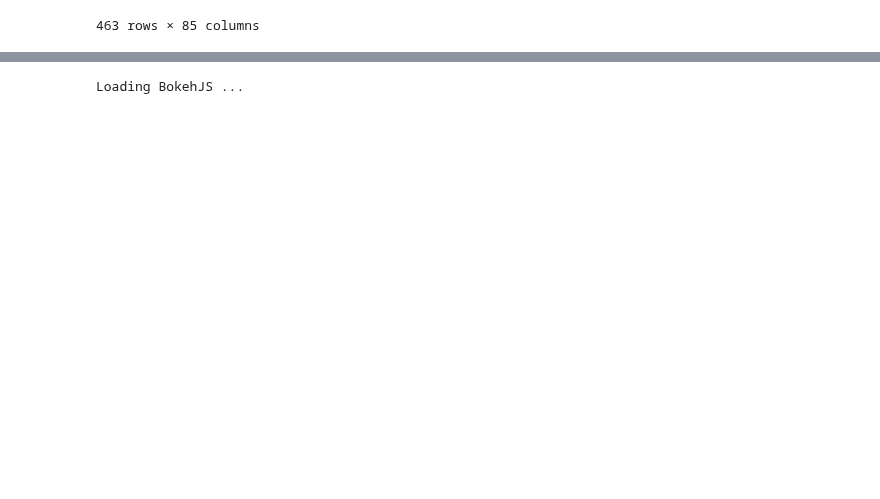
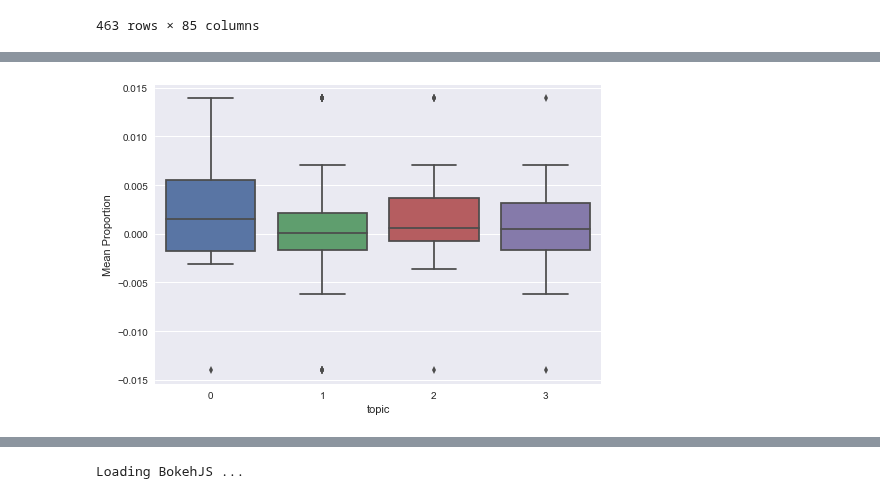
Before and after one commit to rykard95/wh_stocks, a Jupyter notebook: Final Notebook.ipynb, the cells around one changed output, grey strips where cells are left out. Cells and saved outputs as stored; diff of their text form; code cells hidden in the pictures; blank space fills up the shorter version.

```diff
--- a/Final Notebook.ipynb
+++ b/Final Notebook.ipynb
@@ -181,0 +203,7 @@ clean_df
+# %%
+import seaborn as sb
+
+sb.boxplot(x="topic", y="Mean Proportion", data=clean_df)
+plt.show()
+# %% [output]
+[figure, added]
```
Also changed, not shown: parts of 14 cells of this notebook, 3 other files.
